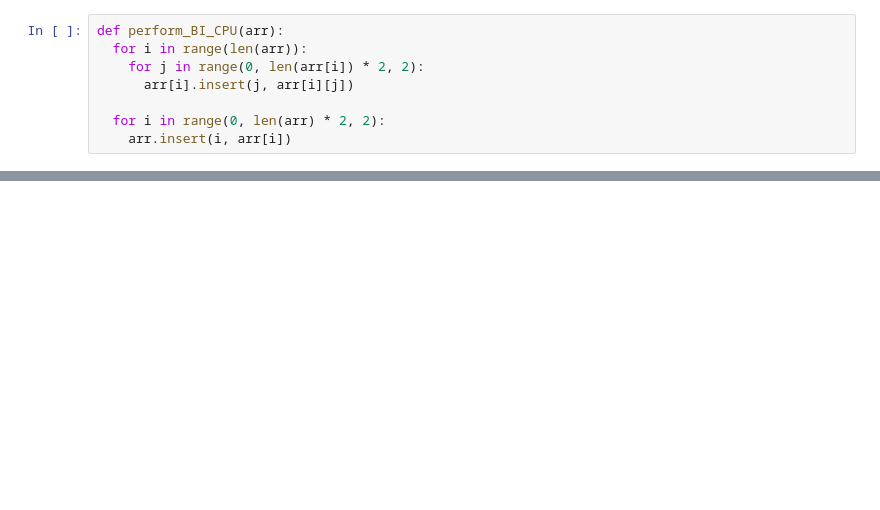
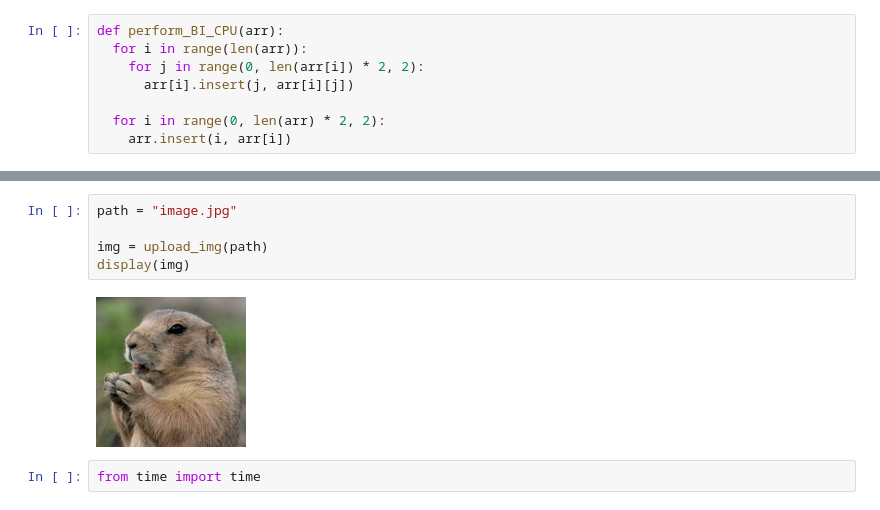
Before and after one commit to evn9ln/vvLabs, a Jupyter notebook: lab2/Bilinear_Interpolation.ipynb, the cells around one changed output, grey strips where cells are left out. Saved outputs shown, nothing was run; the diff lists cells and outputs as text; blank space fills up the shorter version.

```diff
--- a/lab2/Bilinear_Interpolation.ipynb
+++ b/lab2/Bilinear_Interpolation.ipynb
@@ -17,0 +28,9 @@ def perform_BI_CPU(arr):
+# %%
+path = "image.jpg"
+
+img = upload_img(path)
+display(img)
+# %% [output]
+[figure, added]
+# %%
+from time import time
```
Also changed, not shown: parts of 11 cells of this notebook.
